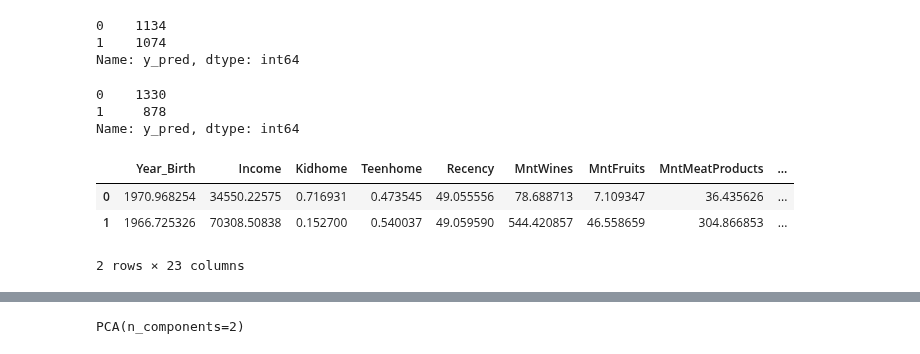
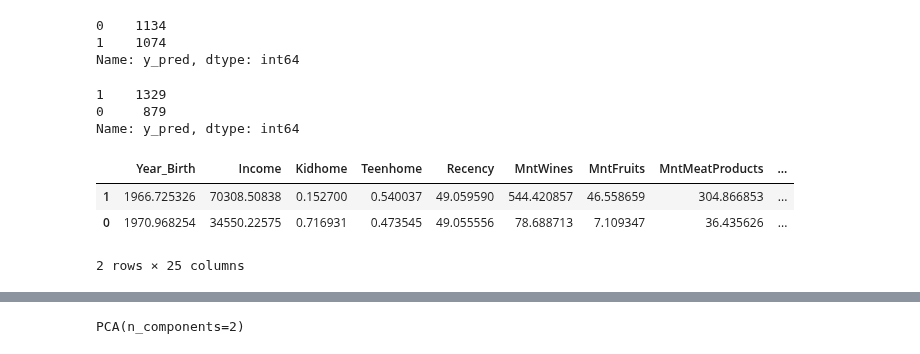
Before and after one commit to brusadelli-luca/customer-analysis, a Jupyter notebook: customer_analysis_classification.ipynb, the cells around one changed output, grey strips where cells are left out. Cells and saved outputs as stored; diff of their text form; code cells hidden in the pictures.

```diff
--- a/customer_analysis_classification.ipynb
+++ b/customer_analysis_classification.ipynb
@@ -55,0 +71,3 @@ X.head()
+# %%
+marit = le.fit_transform(df_p['Marital_Status'])
+#marit
@@ -55,0 +81,4 @@ X.head()
+# %%
+X_2 = pd.concat([pd.DataFrame(edu.reshape((-1, 1))), pd.DataFrame(marit.reshape((-1, 1)))], axis = 1)
+X_2.columns = ['Education', 'Marital_Status']
+#X_2
@@ -55,0 +87,3 @@ X.head()
+# %%
+X = pd.concat([X_1, X_2], axis = 1)
+#X
@@ -71,3 +109,0 @@ scaler = StandardScaler()
-# %%
-#scaler.fit(X[['Year_Birth']])
-scaler.fit(X)
@@ -154,21 +203,22 @@ y_pred_orig_df['y_pred'].value_counts()
 0    1134
 1    1074
 Name: y_pred, dtype: int64
-# %%
-y_pred_n = model_n.predict(X_n)
-y_pred_n_df = pd.DataFrame(y_pred_n, columns=['y_pred'])
-y_pred_n_df['y_pred'].value_counts()
-# %% [output]
-0    1330
-1     878
-Name: y_pred, dtype: int64
+# %%
+y_pred_n = model_n.predict(X_n)
+y_pred_n_df = pd.DataFrame(y_pred_n, columns=['y_pred'])
+y_pred_n_df['y_pred'].value_counts()
+# %% [output]
+1    1329
+0     879
+Name: y_pred, dtype: int64
 # %%
 #model.cluster_centers_
 # %%
 centers_orig = pd.DataFrame(model_orig.cluster_centers_, columns = X.columns)
+centers_orig.sort_values('Year_Birth', inplace = True)
 centers_orig
 # %% [output]
 |  | Year_Birth | Income | Kidhome | Teenhome | Recency | MntWines | MntFruits | MntMeatProducts | ... |
+| 1 | 1966.725326 | 70308.50838 | 0.152700 | 0.540037 | 49.059590 | 544.420857 | 46.558659 | 304.866853 | ... |
 | 0 | 1970.968254 | 34550.22575 | 0.716931 | 0.473545 | 49.055556 | 78.688713 | 7.109347 | 36.435626 | ... |
-| 1 | 1966.725326 | 70308.50838 | 0.152700 | 0.540037 | 49.059590 | 544.420857 | 46.558659 | 304.866853 | ... |
-2 rows × 23 columns
+2 rows × 25 columns
```
Also changed, not shown: parts of 74 cells of this notebook.
